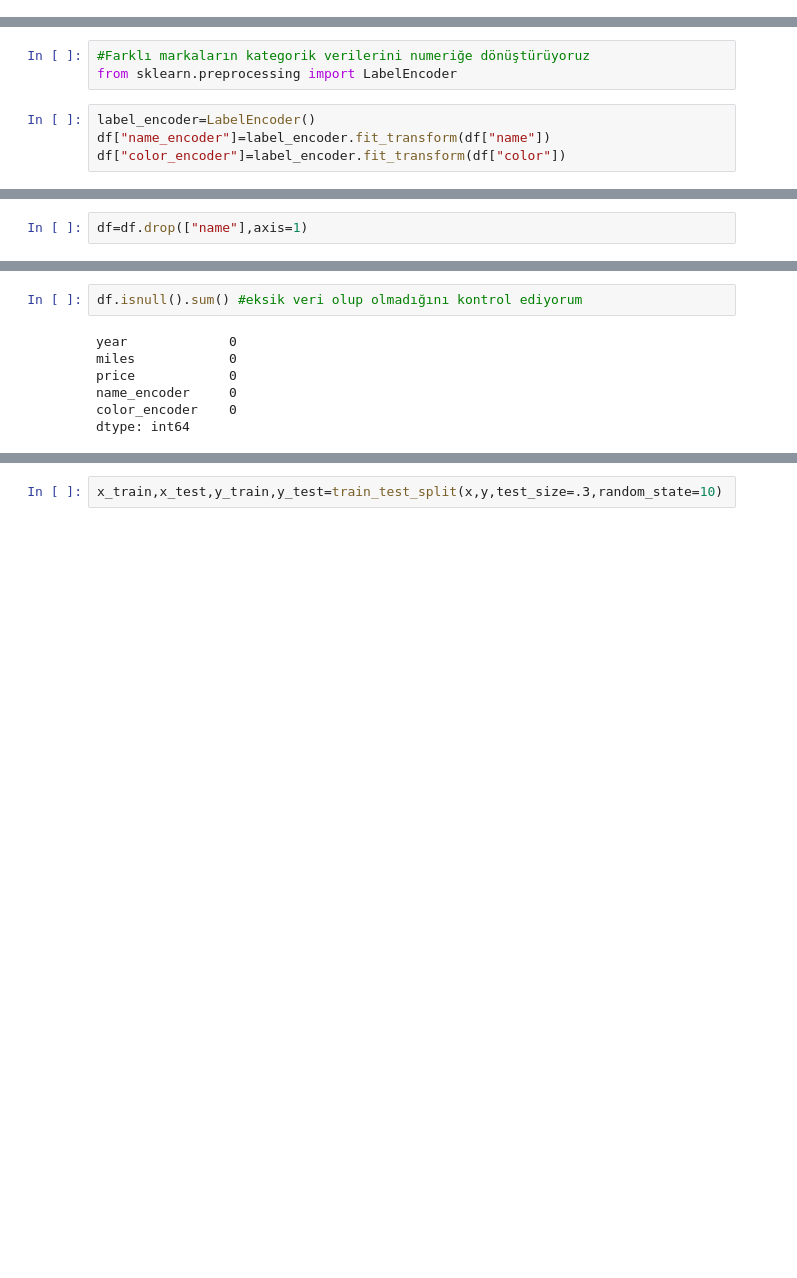
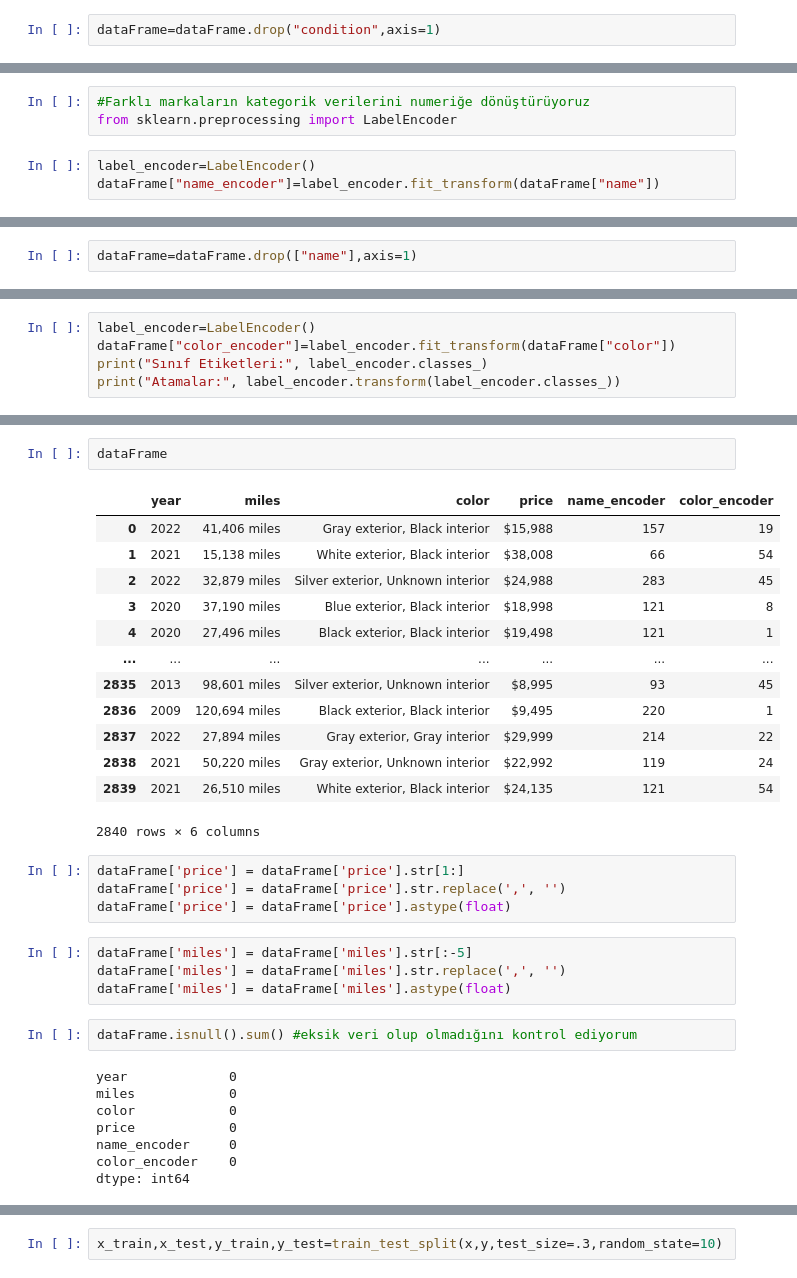
Before and after one commit to humeyragok/CarPriceRegression, a Jupyter notebook: CarPriceRegression.ipynb, the cells around one changed output, grey strips where cells are left out. Drawn from its saved outputs; the diff is of its cells as text; blank space fills up the shorter version.

Commit message:
Model and data uptaded

```diff
--- a/CarPriceRegression.ipynb
+++ b/CarPriceRegression.ipynb
@@ -23,3 +23,5 @@ df
 | 2838 | Honda CR-V | 2021 | 50,220 miles | Gray exterior, Unknown interior | No accidents reported, 1 Owner | $22,992 |
 | 2839 | Honda Civic | 2021 | 26,510 miles | White exterior, Black interior | No accidents reported, 1 Owner | $24,135 |
 2840 rows × 6 columns
+# %%
+dataFrame=dataFrame.drop("condition",axis=1)
@@ -28,8 +46,7 @@ df
 from sklearn.preprocessing import LabelEncoder
 # %%
 label_encoder=LabelEncoder()
-df["name_encoder"]=label_encoder.fit_transform(df["name"])
-df["color_encoder"]=label_encoder.fit_transform(df["color"])
+dataFrame["name_encoder"]=label_encoder.fit_transform(dataFrame["name"])
 # %%
 '''fig, axes = plt.subplots(1, 2, figsize=(10, 4))
 
@@ -78,2 +81,2 @@ Atamalar: [ 0  1  2  3  4  5  6  7  8  9 10 11 12 13 14 15 16 17 18 19 20 21 22
 # %%
-df=df.drop(["name"],axis=1)
+dataFrame=dataFrame.drop(["name"],axis=1)
@@ -89,0 +83,5 @@ df['miles'] = df['miles'].str.replace(',', '.')
+# %%
+label_encoder=LabelEncoder()
+dataFrame["color_encoder"]=label_encoder.fit_transform(dataFrame["color"])
+print("Sınıf Etiketleri:", label_encoder.classes_)
+print("Atamalar:", label_encoder.transform(label_encoder.classes_))
@@ -90,8 +106,33 @@ df['miles'] = df['miles'].str.replace(',', '.')
+# %%
+dataFrame
+# %% [output]
+|  | year | miles | color | price | name_encoder | color_encoder |
+| 0 | 2022 | 41,406 miles | Gray exterior, Black interior | $15,988 | 157 | 19 |
+| 1 | 2021 | 15,138 miles | White exterior, Black interior | $38,008 | 66 | 54 |
+| 2 | 2022 | 32,879 miles | Silver exterior, Unknown interior | $24,988 | 283 | 45 |
+| 3 | 2020 | 37,190 miles | Blue exterior, Black interior | $18,998 | 121 | 8 |
+| 4 | 2020 | 27,496 miles | Black exterior, Black interior | $19,498 | 121 | 1 |
+| ... | ... | ... | ... | ... | ... | ... |
+| 2835 | 2013 | 98,601 miles | Silver exterior, Unknown interior | $8,995 | 93 | 45 |
+| 2836 | 2009 | 120,694 miles | Black exterior, Black interior | $9,495 | 220 | 1 |
+| 2837 | 2022 | 27,894 miles | Gray exterior, Gray interior | $29,999 | 214 | 22 |
+| 2838 | 2021 | 50,220 miles | Gray exterior, Unknown interior | $22,992 | 119 | 24 |
+| 2839 | 2021 | 26,510 miles | White exterior, Black interior | $24,135 | 121 | 54 |
+2840 rows × 6 columns
+# %%
+dataFrame['price'] = dataFrame['price'].str[1:]
+dataFrame['price'] = dataFrame['price'].str.replace(',', '')
+dataFrame['price'] = dataFrame['price'].astype(float)
+# %%
+dataFrame['miles'] = dataFrame['miles'].str[:-5]
+dataFrame['miles'] = dataFrame['miles'].str.replace(',', '')
+dataFrame['miles'] = dataFrame['miles'].astype(float)
 # %%
-df.isnull().sum() #eksik veri olup olmadığını kontrol ediyorum
+dataFrame.isnull().sum() #eksik veri olup olmadığını kontrol ediyorum
 # %% [output]
 year             0
 miles            0
+color            0
 price            0
 name_encoder     0
 color_encoder    0
```
Also changed, not shown: parts of 36 cells of this notebook.
